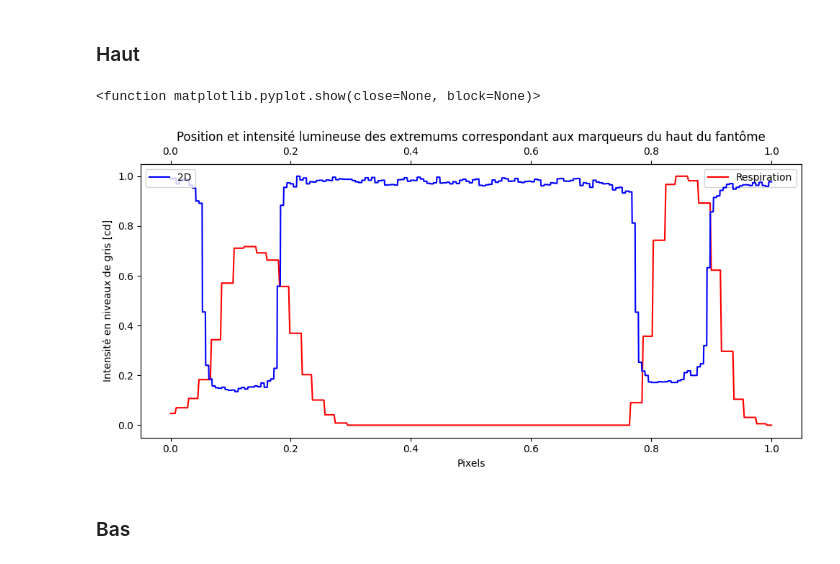
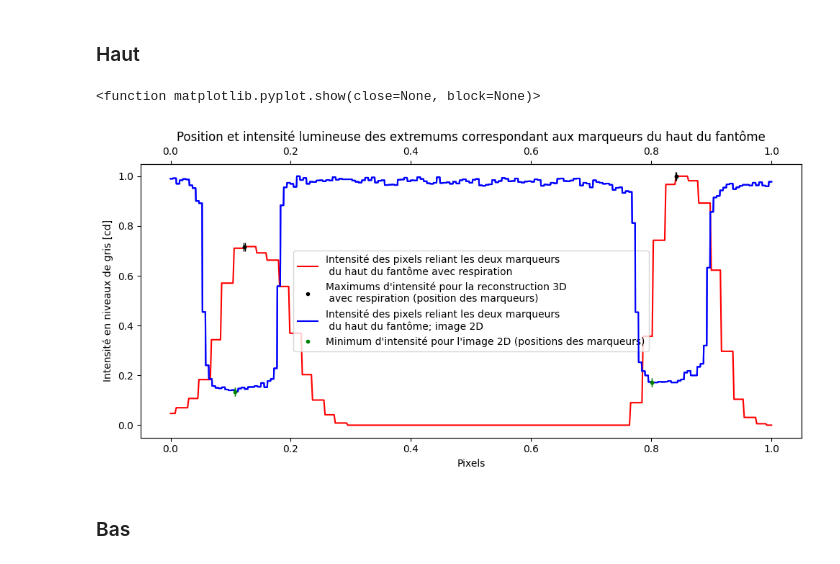
Before and after one commit to Mathgi89/Donn-es-Brut, a Jupyter notebook: Traitement notebook.ipynb, the cells around one changed output. Drawn from its saved outputs; the diff is of its cells as text; code cells hidden in the pictures.

```diff
--- a/Traitement notebook.ipynb
+++ b/Traitement notebook.ipynb
@@ -645,57 +645,86 @@ fig, ax1 = plt.subplots()
 # graphique respiration haut
 df_data = pd.read_csv('9-320Proj_0.5mm_distance_marqueurs_haut_respiration.csv')
 
-y_data = df_data.Value
-y_data_liste = list(y_data)
-x_data = df_data.Pixels
-x_data_liste = list(x_data)
+y_data1 = df_data.Value
+y_data_liste1 = list(y_data1)
+x_data1 = df_data.Pixels
+x_data_liste1 = list(x_data1)
 
 # normalisons
-range_x = max(x_data_liste) - min(x_data_liste)
-range_y = max(y_data_liste)
+range_x1 = max(x_data_liste1) - min(x_data_liste1)
+range_y1 = max(y_data_liste1)
 
-new_y = []
-for i in range(len(y_data_liste)):
-    new_y.append(y_data_liste[i]/range_y)
+new_y1 = []
+for i in range(len(y_data_liste1)):
+    new_y1.append(y_data_liste1[i]/range_y1)
 
-new_x = []
-for i in range(len(x_data_liste)):
-    new_x.append(x_data_liste[i]/range_x)
+new_x1 = []
+for i in range(len(x_data_liste1)):
+    new_x1.append(x_data_liste1[i]/range_x1)
 
-ax1.plot(new_x, new_y, color = "red", label = "Respiration")
-plt.legend()
+ax1.plot(new_x1, new_y1, color = "red", label = "Intensité des pixels reliant les deux marqueurs \n du haut du fantôme avec respiration")
+ymin11 = []
+for i in range(260):
+    ymin11.append(new_y1[i])
+
+ymin21 = []
+for i in range(260,520):
+    ymin21.append(new_y1[i])
+
+plt.plot(new_x1[new_y1.index(max(ymin11))], max(ymin11), ".", color = "black")
+plt.plot(new_x1[new_y1.index(max(ymin21))], max(ymin21), ".", color = "black", label = "Maximums d'intensité pour la reconstruction 3D \n avec respiration (position des marqueurs)")
+
 plt.xlabel("Pixels")
 plt.ylabel("Intensité en niveaux de gris [cd]")
 #############################
 
 # graphique 2D haut
 df_data = pd.read_csv('2-Distance_2marquers_haut.csv')
 
 y_data = df_data.Value
 y_data_liste = list(y_data)
 x_data = df_data.Pixels
 x_data_liste = list(x_data)
 
 # normalisons
 range_x = max(x_data_liste) - min(x_data_liste)
 range_y = max(y_data_liste)
 
 new_y = []
 for i in range(len(y_data_liste)):
     new_y.append(y_data_liste[i]/range_y)
 
 new_x = []
 for i in range(len(x_data_liste)):
     new_x.append(x_data_liste[i]/range_x)
 
+ymin1 = []
+for i in range(900):
+    ymin1.append(new_y[i])
+
+ymin2 = []
+for i in range(900,1800):
+    ymin2.append(new_y[i])
+
+
+plt.plot(new_x, new_y, color = "blue", label = "Intensité des pixels reliant les deux marqueurs \n du haut du fantôme; image 2D")
+plt.plot(new_x[new_y.index(min(ymin1))], min(ymin1), ".", color = "green", label = "Minimum d'intensité pour l'image 2D (positions des marqueurs)" )
+plt.plot(new_x[new_y.index(min(ymin2))], min(ymin2), ".", color = "green")
+
+plt.legend(loc = "center")
+plt.title("Position et intensité lumineuse des extremums correspondant aux marqueurs du haut du fantôme")
 ax2 = ax1.twiny()
-ax2.plot(new_x, new_y, color = "blue", label = "2D")
-plt.legend(loc = "upper left")
-plt.title("Position et intensité lumineuse des extremums correspondant aux marqueurs du haut du fantôme")
+ax2.plot(new_x, new_y, color = "blue", label = "Intensité des pixels reliant les deux marqueurs du bas du fantôme; image 2D")
+plt.plot(new_x[new_y.index(min(ymin1))], min(ymin1), ".", color = "green", label = "Minimum d'intensité pour l'image 2D (positions des marqueurs)" )
+plt.plot(new_x[new_y.index(min(ymin2))], min(ymin2), ".", color = "green")
+plt.errorbar(new_x1[new_y1.index(max(ymin11))], max(ymin11), xerr=0.0009, fmt='.k', capsize=4)
+plt.errorbar(new_x1[new_y1.index(max(ymin21))], max(ymin21), xerr=0.0009, fmt='.k', capsize=4)
+plt.errorbar(new_x[new_y.index(min(ymin1))], min(ymin1), xerr=0.0003, capsize=4, color="green")
+plt.errorbar(new_x[new_y.index(min(ymin2))], min(ymin2), xerr=0.0003, capsize=4, color="green")
 plt.show
 # %% [output]
 <function matplotlib.pyplot.show(close=None, block=None)>
-[figure, old version]
+[figure, new version]
 # %% [markdown]
 ### Bas
 # %%
```
